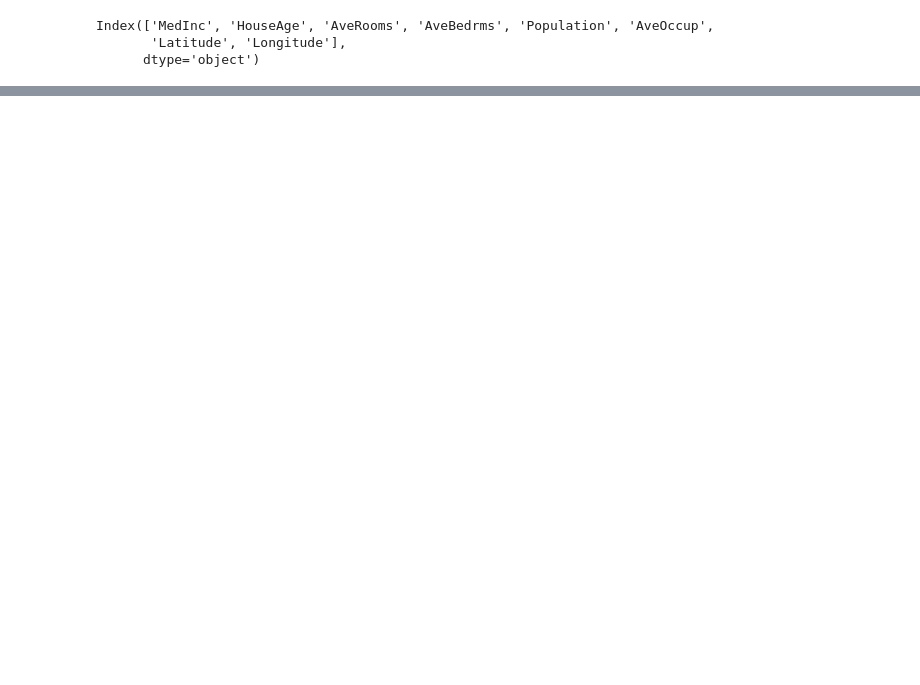
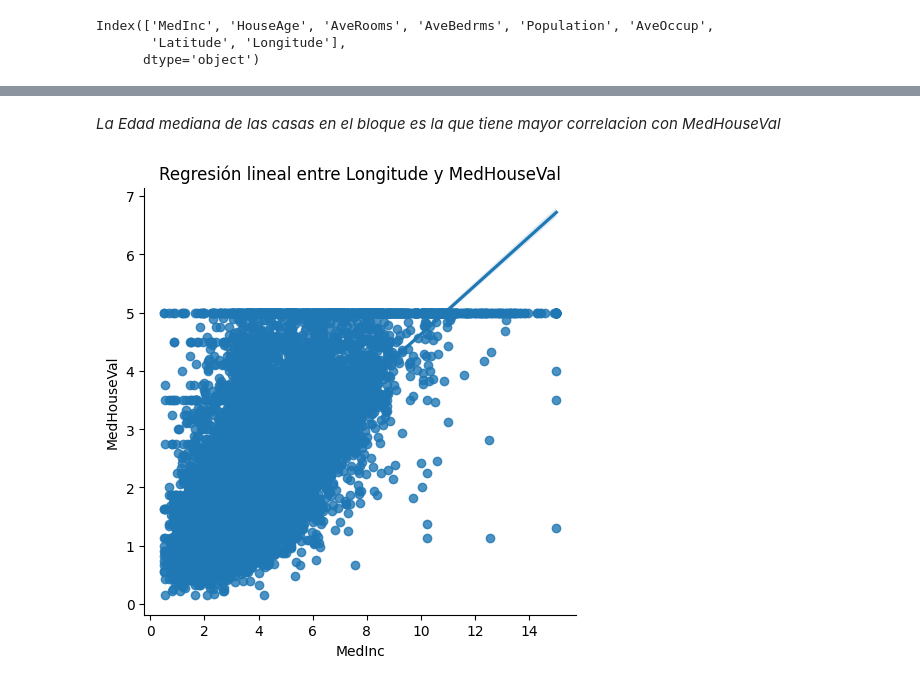
Before and after one commit to ctalamilla/tp2-introIA-CEIA, a Jupyter notebook: CEIA_IIA_TP2.ipynb, the cells around one changed output, grey strips where cells are left out. Cells and saved outputs as stored; diff of their text form; code cells hidden in the pictures; blank space fills up the shorter version.

```diff
--- a/CEIA_IIA_TP2.ipynb
+++ b/CEIA_IIA_TP2.ipynb
@@ -213,0 +296,8 @@ for columna in columnas:
+# %% [markdown]
+*La Edad mediana de las casas en el bloque es la que tiene mayor correlacion con MedHouseVal*
+# %%
+sns.lmplot(x='MedInc', y='MedHouseVal', data=df_california)
+plt.title(f'Regresión lineal entre {columna} y MedHouseVal')
+plt.show()
+# %% [output]
+[figure, added]
```
Also changed, not shown: parts of 8 cells of this notebook, 1 other file.
